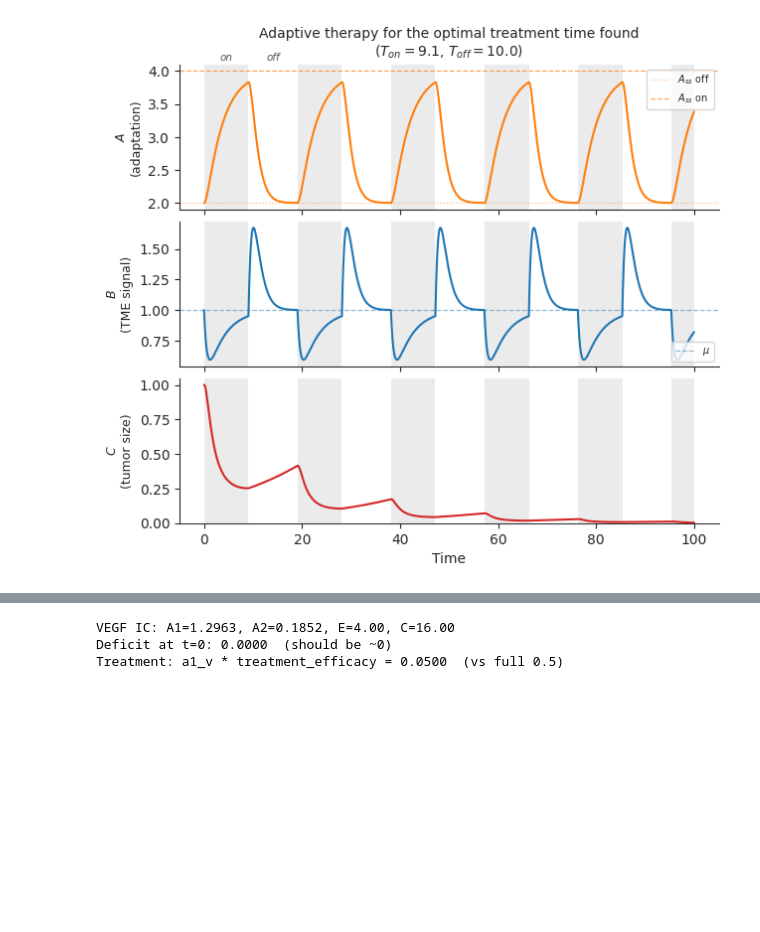
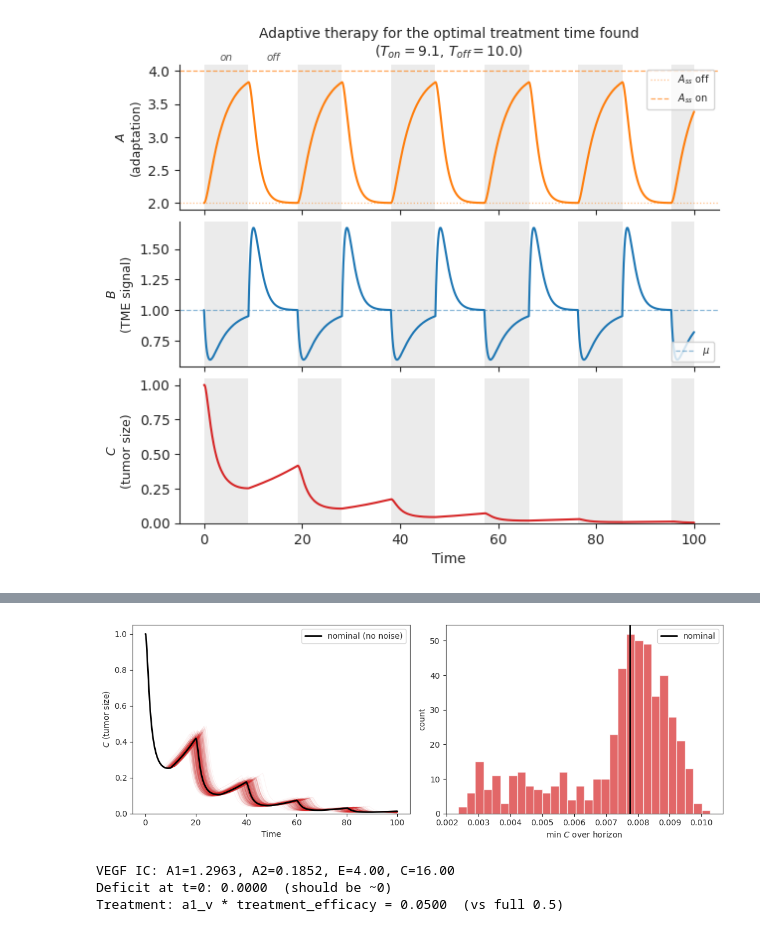
Before and after one commit to Liamir/autodiff-control, a Jupyter notebook: notebooks/amir-figure4.ipynb, the cells around one changed output, grey strips where cells are left out. Drawn from its saved outputs; the diff is of its cells as text; code cells hidden in the pictures; blank space fills up the shorter version.

```diff
--- a/notebooks/amir-figure4.ipynb
+++ b/notebooks/amir-figure4.ipynb
@@ -642,3 +732,44 @@ plt.show()
+# %%
+import numpy as np
+from scipy.integrate import odeint
+
+def simulate_cycle(Ton, Toff, noise_level, T_horizon=100.0, rng=None, n_seg=200):
+    rng = np.random.default_rng() if rng is None else rng
+    y_cur = np.array([A_ss, B_ss, 1.0])
+    t_cur = 0.0
+    t_all, A_all, B_all, C_all = [], [], [], []
+    while t_cur < T_horizon:
+        for b1_phase, dur in ((b1_on, Ton), (b1, Toff)):   # ON then OFF
+            seg = min(max(0.0, dur + rng.normal(0, noise_level)), T_horizon - t_cur)
+            ts = np.linspace(0, seg, n_seg)
+            s = odeint(lambda y, t: abc_rhs(t, y, b1_phase), y_cur, ts)
+            t_all.append(t_cur + ts)
+            A_all.append(s[:, 0]); B_all.append(s[:, 1]); C_all.append(s[:, 2])
+            t_cur += seg; y_cur = s[-1]
+            if t_cur >= T_horizon:
+                break
+    return (np.concatenate(t_all), np.concatenate(A_all),
+            np.concatenate(B_all), np.concatenate(C_all))
+
+rng = np.random.default_rng(0)
+N = 500
+runs = [simulate_cycle(10.0, 10.0, 1.0, rng=rng) for _ in range(N)]
+t_nom, _, _, C_nom = simulate_cycle(10.0, 10.0, 0.0)   # noise-free reference
+
+fig, (ax1, ax2) = plt.subplots(1, 2, figsize=(11, 4))
+
+for t, A, B, C in runs:
+    ax1.plot(t, C, color='C3', lw=0.6, alpha=0.06)
+ax1.plot(t_nom, C_nom, color='k', lw=2, label='nominal (no noise)')
+ax1.set(xlabel='Time', ylabel='$C$ (tumor size)', ylim=(0, None)); ax1.legend()
+
+Cmin = np.array([C.min() for *_, C in runs])
+ax2.hist(Cmin, bins=30, color='C3', alpha=0.7)
+ax2.axvline(C_nom.min(), color='k', lw=2, label='nominal')
+ax2.set(xlabel='min $C$ over horizon', ylabel='count'); ax2.legend()
+plt.tight_layout(); plt.show()
+# %% [output]
+[figure, added]
 # %%
 # ======================================================================
 # VEGF model parameters, ODE, and integration helper
```
Also changed, not shown: parts of 2 cells of this notebook, 9 other files.
